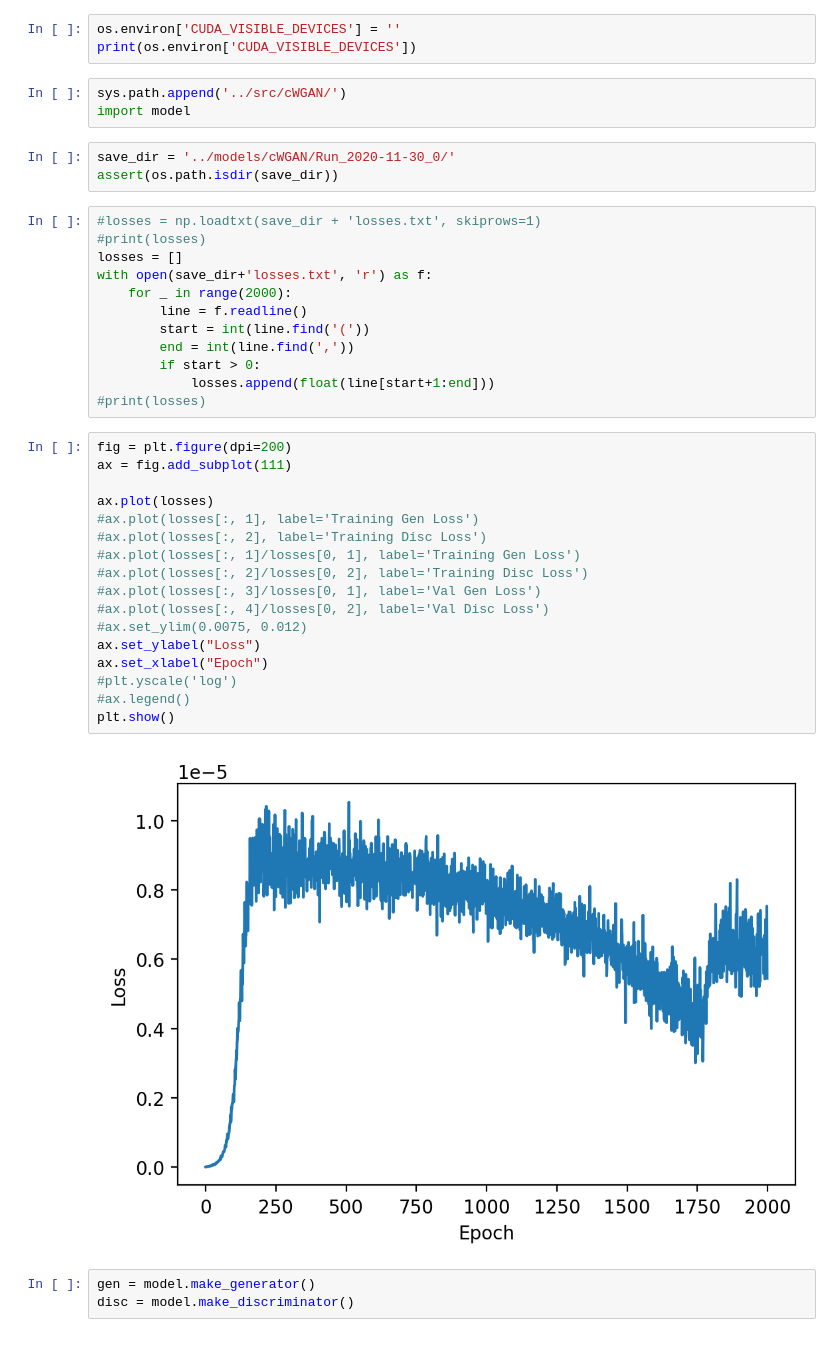
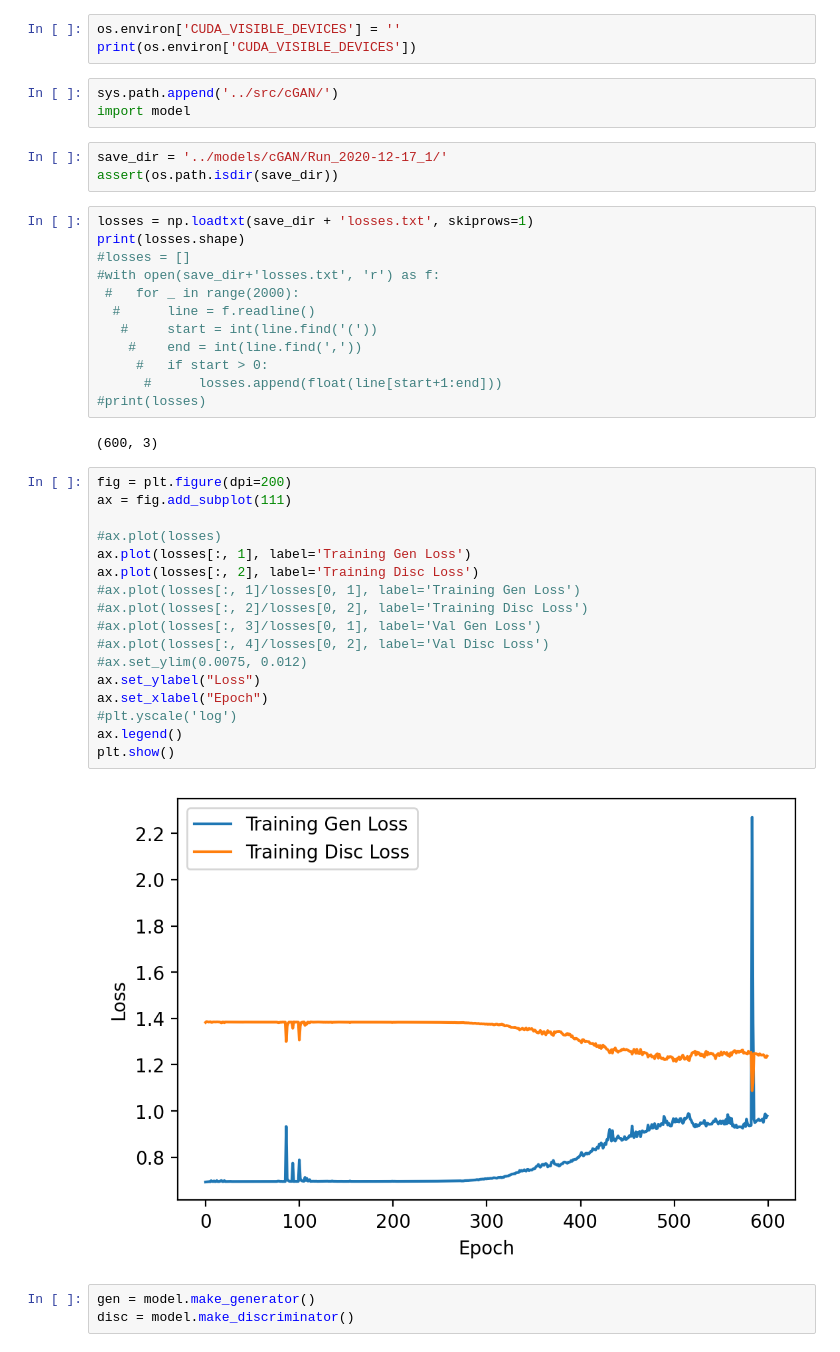
Before and after one commit to jblue1/falcon, a Jupyter notebook: notebooks/evaluateCGAN.ipynb, the cells around one changed output. Cells and saved outputs as stored; diff of their text form.

```diff
--- a/notebooks/evaluateCGAN.ipynb
+++ b/notebooks/evaluateCGAN.ipynb
@@ -11,42 +11,44 @@ from sklearn.neighbors import KernelDensity
 os.environ['CUDA_VISIBLE_DEVICES'] = ''
 print(os.environ['CUDA_VISIBLE_DEVICES'])
 # %%
-sys.path.append('../src/cWGAN/')
+sys.path.append('../src/cGAN/')
 import model
 # %%
-save_dir = '../models/cWGAN/Run_2020-11-30_0/'
+save_dir = '../models/cGAN/Run_2020-12-17_1/'
 assert(os.path.isdir(save_dir))
 # %%
-#losses = np.loadtxt(save_dir + 'losses.txt', skiprows=1)
+losses = np.loadtxt(save_dir + 'losses.txt', skiprows=1)
+print(losses.shape)
+#losses = []
+#with open(save_dir+'losses.txt', 'r') as f:
+ #   for _ in range(2000):
+  #      line = f.readline()
+   #     start = int(line.find('('))
+    #    end = int(line.find(','))
+     #   if start > 0:
+      #      losses.append(float(line[start+1:end]))
 #print(losses)
-losses = []
-with open(save_dir+'losses.txt', 'r') as f:
-    for _ in range(2000):
-        line = f.readline()
-        start = int(line.find('('))
-        end = int(line.find(','))
-        if start > 0:
-            losses.append(float(line[start+1:end]))
-#print(losses)
+# %% [output]
+(600, 3)
 # %%
 fig = plt.figure(dpi=200)
 ax = fig.add_subplot(111)
 
-ax.plot(losses)
-#ax.plot(losses[:, 1], label='Training Gen Loss')
-#ax.plot(losses[:, 2], label='Training Disc Loss')
+#ax.plot(losses)
+ax.plot(losses[:, 1], label='Training Gen Loss')
+ax.plot(losses[:, 2], label='Training Disc Loss')
 #ax.plot(losses[:, 1]/losses[0, 1], label='Training Gen Loss')
 #ax.plot(losses[:, 2]/losses[0, 2], label='Training Disc Loss')
 #ax.plot(losses[:, 3]/losses[0, 1], label='Val Gen Loss')
 #ax.plot(losses[:, 4]/losses[0, 2], label='Val Disc Loss')
 #ax.set_ylim(0.0075, 0.012)
 ax.set_ylabel("Loss")
 ax.set_xlabel("Epoch")
 #plt.yscale('log')
-#ax.legend()
+ax.legend()
 plt.show()
 # %% [output]
-[figure, old version]
+[figure, new version]
 # %%
 gen = model.make_generator()
 disc = model.make_discriminator()
```
Also changed, not shown: parts of 9 cells of this notebook, 2 other files.
